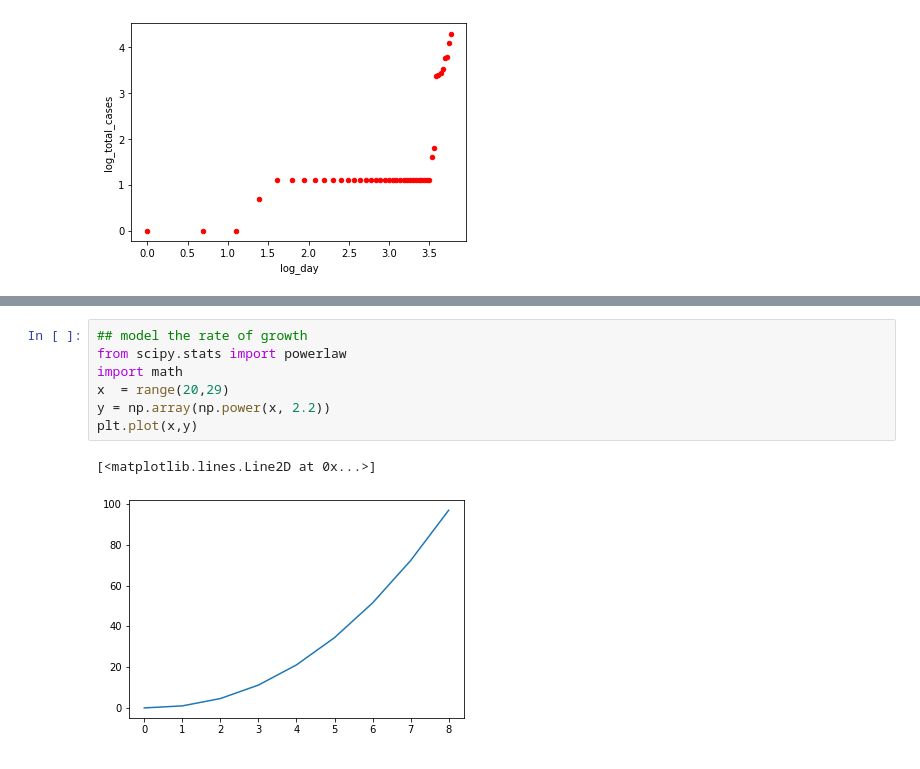
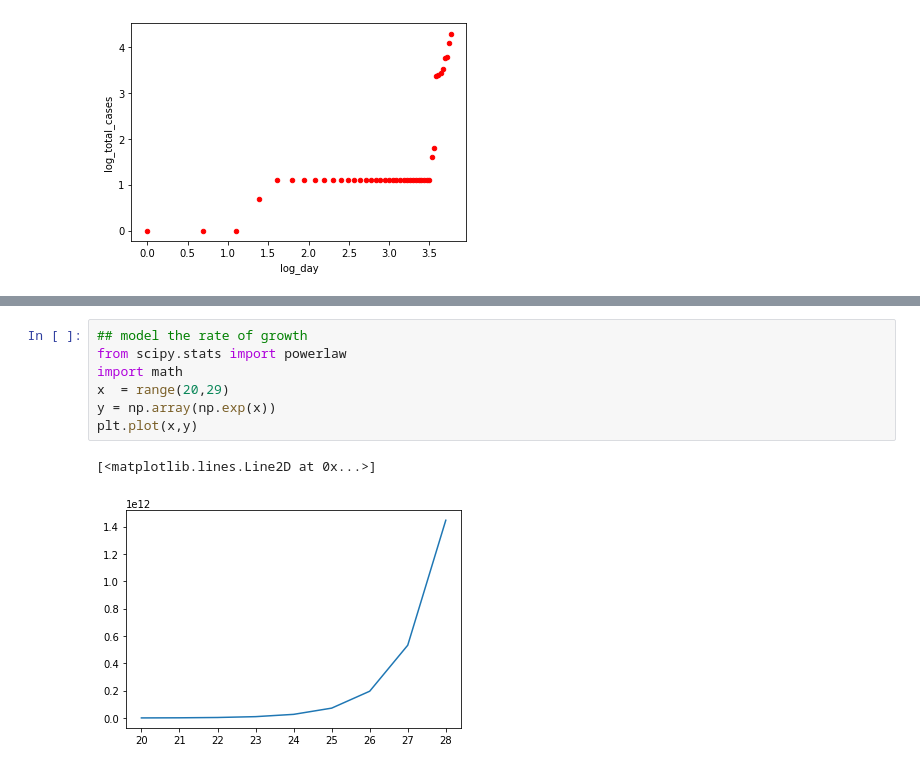
Before and after one commit to rishemjit/COVID_analysis, a Jupyter notebook: Analysis.ipynb, the cells around one changed output, grey strips where cells are left out. Drawn from its saved outputs; the diff is of its cells as text.

```diff
--- a/Analysis.ipynb
+++ b/Analysis.ipynb
@@ -139,10 +191,10 @@ plt.plot(xd, piecewise_linear(xd, *p))
 # %%
 ## model the rate of growth
 from scipy.stats import powerlaw
 import math
 x  = range(20,29)
-y = np.array(np.power(x, 2.2))
+y = np.array(np.exp(x))
 plt.plot(x,y)
 # %% [output]
 [<matplotlib.lines.Line2D at 0x...>]
-[figure, old version]
+[figure, new version]
```
Also changed, not shown: parts of 5 cells of this notebook.
